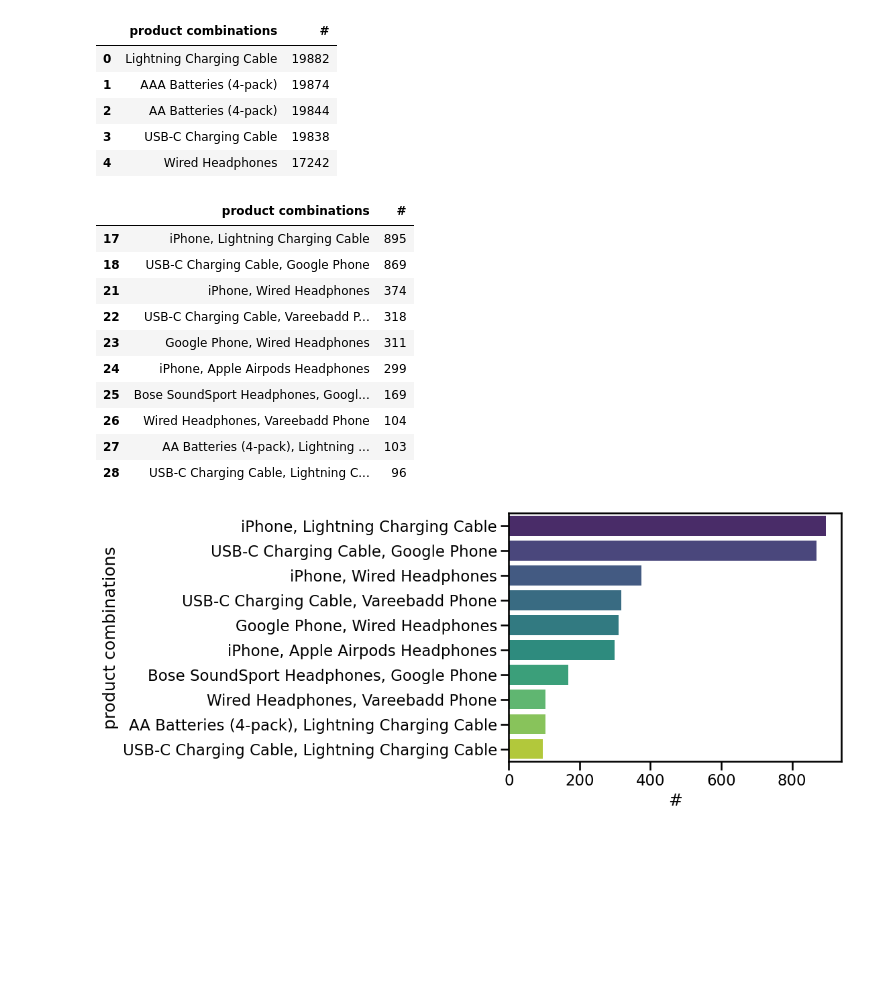
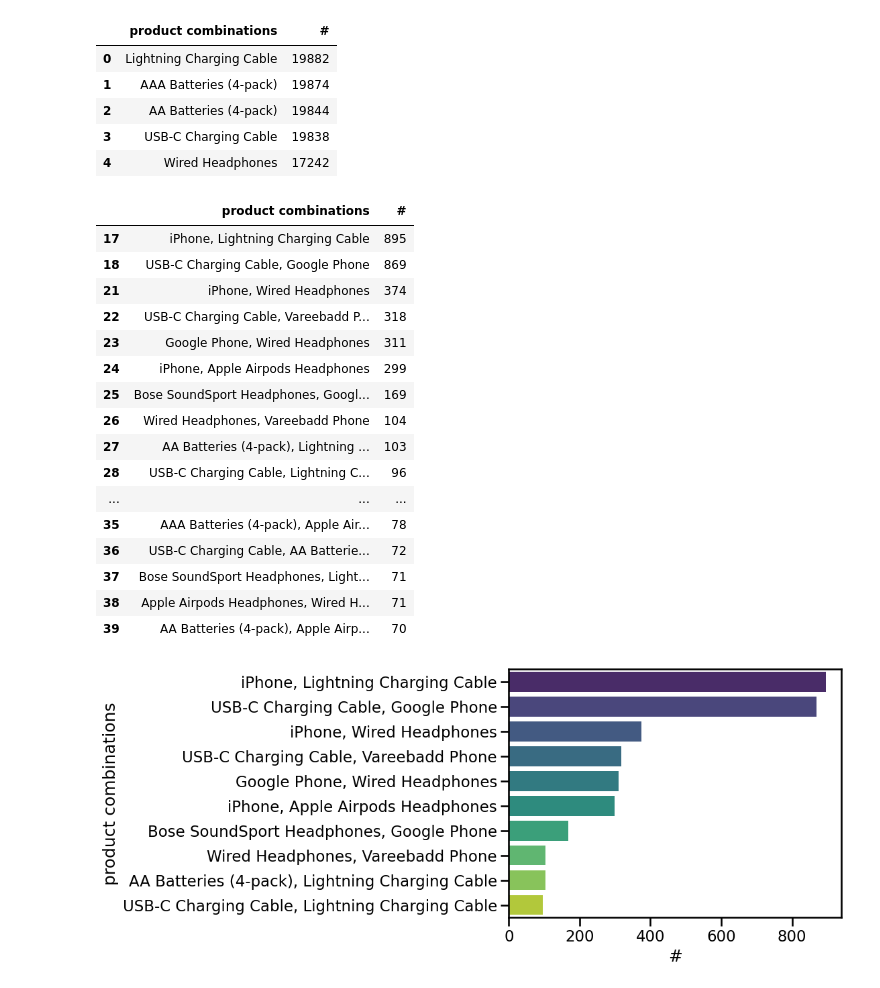
Before and after one commit to web-Nuo/Pandas-Data-Science-Tasks, a Jupyter notebook: my_version.ipynb, the cells around one changed output. Saved outputs shown, nothing was run; the diff lists cells and outputs as text; code cells hidden in the pictures; blank space fills up the shorter version.

```diff
--- a/my_version.ipynb
+++ b/my_version.ipynb
@@ -296,21 +298,27 @@ sales_by_order_content.head()
 | 3 | USB-C Charging Cable | 19838 |
 | 4 | Wired Headphones | 17242 |
 # %%
-most_popular_combination = sales_by_order_content[sales_by_order_content['product combinations'].apply(lambda x: len(x.split(",")) > 1)]
+most_popular_combination = sales_by_order_content[sales_by_order_content['product combinations'].apply(lambda x: len(x.split(",")) == 2)]
 
-most_popular_combination.head(10)
+most_popular_combination.head(20)
 # %% [output]
 |  | product combinations | # |
 | 17 | iPhone, Lightning Charging Cable | 895 |
 | 18 | USB-C Charging Cable, Google Phone | 869 |
 | 21 | iPhone, Wired Headphones | 374 |
 | 22 | USB-C Charging Cable, Vareebadd P... | 318 |
 | 23 | Google Phone, Wired Headphones | 311 |
 | 24 | iPhone, Apple Airpods Headphones | 299 |
 | 25 | Bose SoundSport Headphones, Googl... | 169 |
 | 26 | Wired Headphones, Vareebadd Phone | 104 |
 | 27 | AA Batteries (4-pack), Lightning ... | 103 |
 | 28 | USB-C Charging Cable, Lightning C... | 96 |
+| ... | ... | ... |
+| 35 | AAA Batteries (4-pack), Apple Air... | 78 |
+| 36 | USB-C Charging Cable, AA Batterie... | 72 |
+| 37 | Bose SoundSport Headphones, Light... | 71 |
+| 38 | Apple Airpods Headphones, Wired H... | 71 |
+| 39 | AA Batteries (4-pack), Apple Airp... | 70 |
 # %%
 ax = sns.barplot(data=most_popular_combination[:10], y='product combinations', x='#', palette="viridis")
 # %% [output]
```
Also changed, not shown: parts of 2 cells of this notebook.
